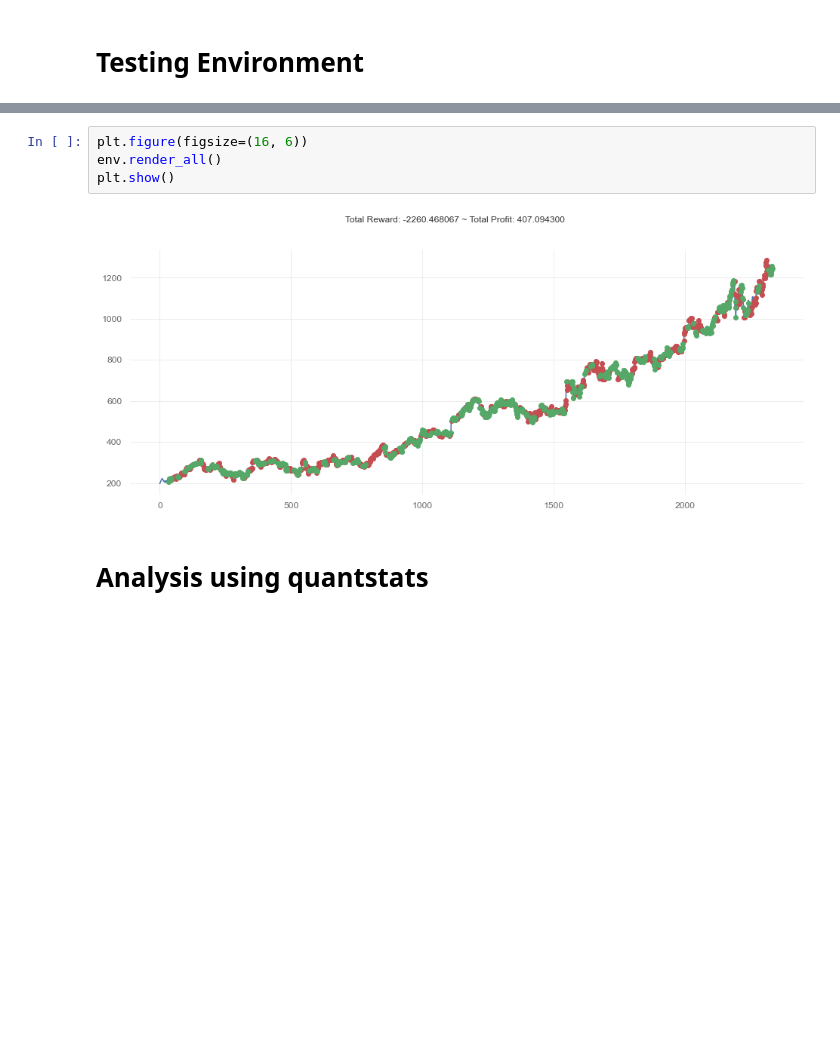
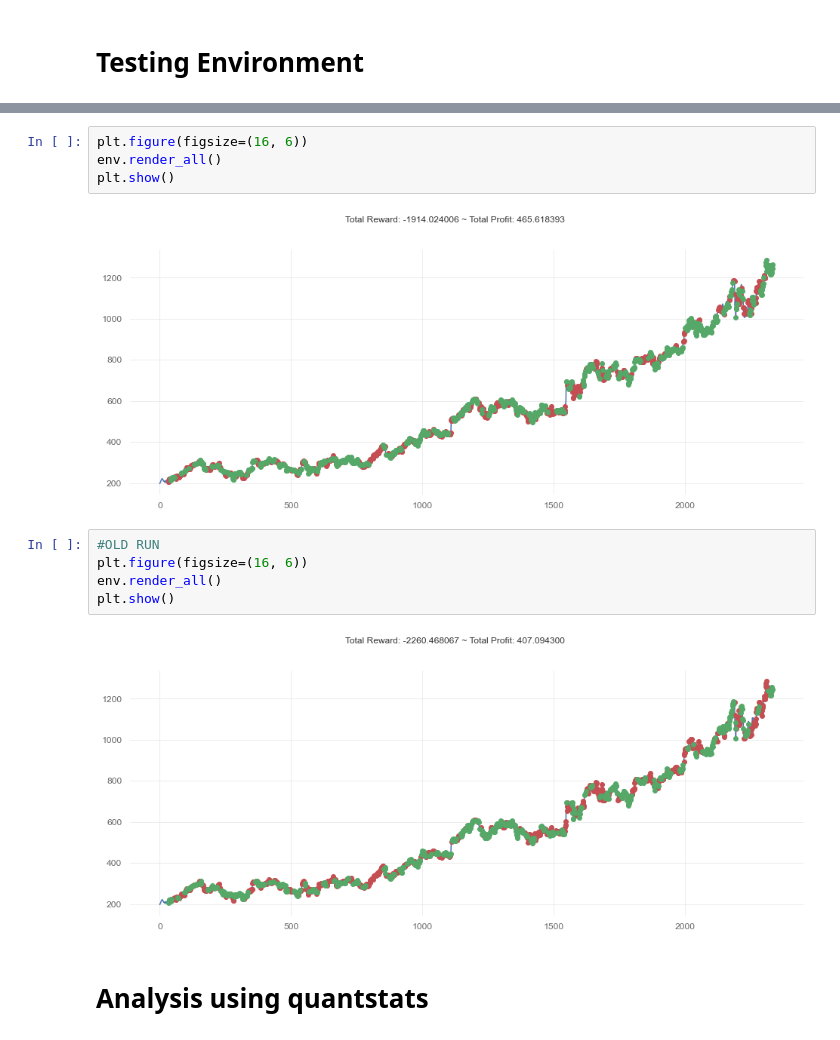
Before and after one commit to RTG8055/OptionTrading, a Jupyter notebook: A2C stable baseline.ipynb, the cells around one changed output, grey strips where cells are left out. Cells and saved outputs as stored; diff of their text form; blank space fills up the shorter version.

```diff
--- a/A2C stable baseline.ipynb
+++ b/A2C stable baseline.ipynb
@@ -69,4 +69,11 @@ info: {'total_reward': -2260.4680668149977, 'total_profit': 407.0942999999999, '
+# %%
+plt.figure(figsize=(16, 6))
+env.render_all()
+plt.show()
+# %% [output]
+[figure, added]
 # %%
+#OLD RUN
 plt.figure(figsize=(16, 6))
 env.render_all()
 plt.show()
```
Also changed, not shown: parts of 3 cells of this notebook, 1 other file.
